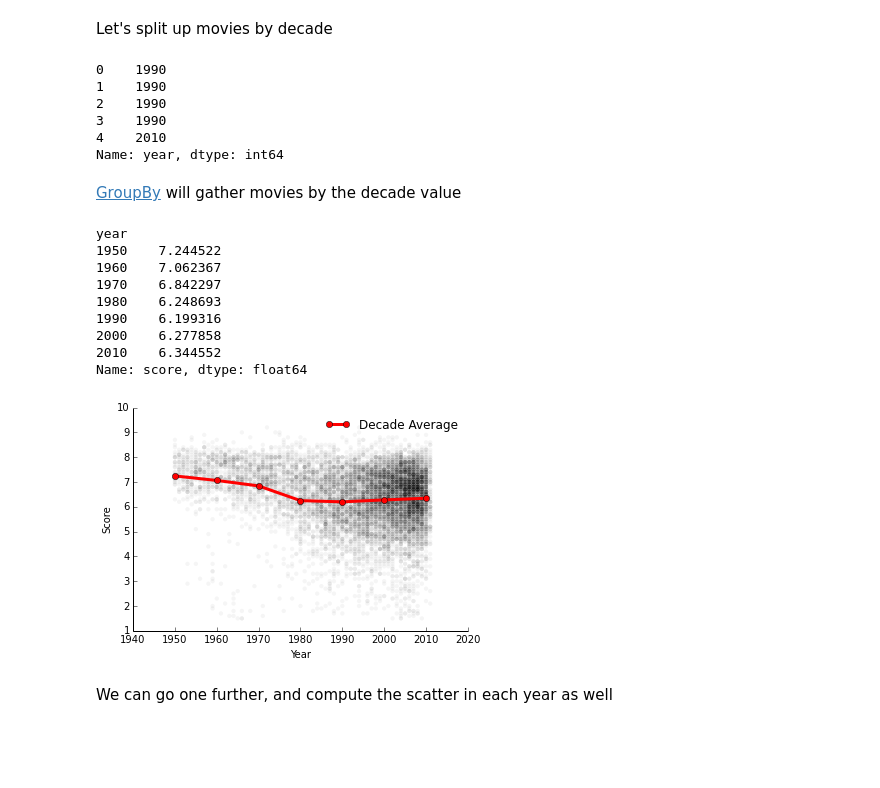
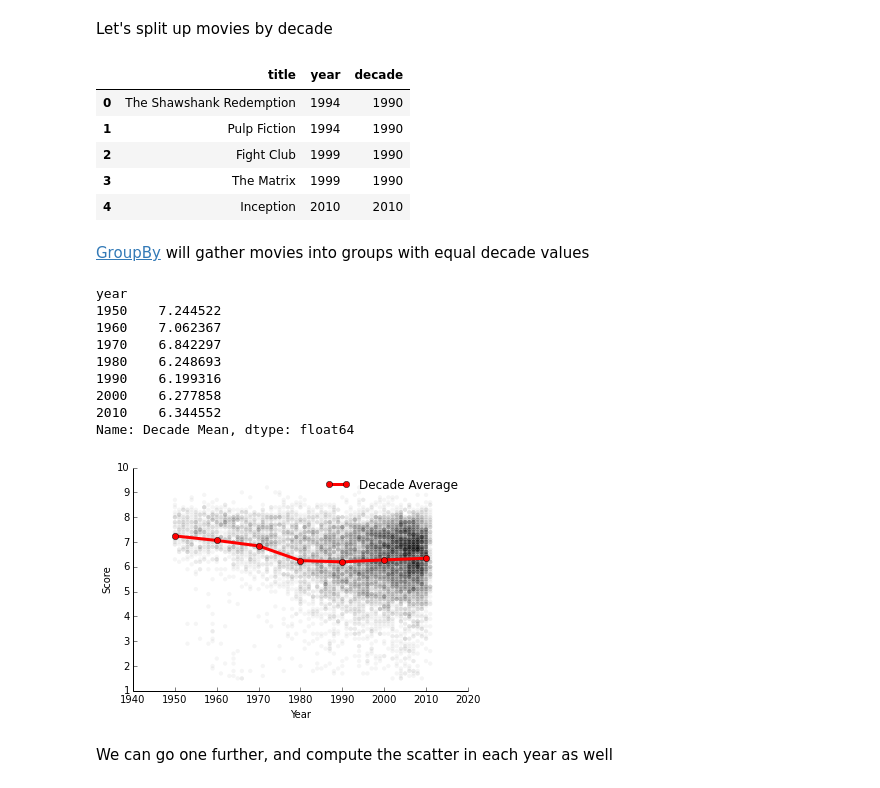
Before and after one commit to cs109/content, a Jupyter notebook: lec_04_wrangling.ipynb, the cells around one changed output. Cells and saved outputs as stored; diff of their text form; code cells hidden in the pictures; blank space fills up the shorter version.

```diff
--- a/lec_04_wrangling.ipynb
+++ b/lec_04_wrangling.ipynb
@@ -291,20 +331,24 @@ print genre_count.mean()
 Let's split up movies by decade
 # %%
 decade =  (data.year // 10) * 10
-decade.head()
+
+tyd = data[['title', 'year']]
+tyd['decade'] = decade
+
+tyd.head()
 # %% [output]
-0    1990
-1    1990
-2    1990
-3    1990
-4    2010
-Name: year, dtype: int64
+|  | title | year | decade |
+| 0 | The Shawshank Redemption | 1994 | 1990 |
+| 1 | Pulp Fiction | 1994 | 1990 |
+| 2 | Fight Club | 1999 | 1990 |
+| 3 | The Matrix | 1999 | 1990 |
+| 4 | Inception | 2010 | 2010 |
 # %% [markdown]
-[GroupBy](http://pandas.pydata.org/pandas-docs/dev/groupby.html) will gather movies by the decade value
+[GroupBy](http://pandas.pydata.org/pandas-docs/dev/groupby.html) will gather movies into groups with equal decade values
 # %%
 #mean score for all movies in each decade
 decade_mean = data.groupby(decade).score.mean()
-
+decade_mean.name = 'Decade Mean'
 print decade_mean
 
 plt.plot(decade_mean.index, decade_mean.values, 'o-',
@@ -323,7 +367,7 @@ year
 1990    6.199316
 2000    6.277858
 2010    6.344552
-Name: score, dtype: float64
+Name: Decade Mean, dtype: float64
 [figure]
 # %% [markdown]
 We can go one further, and compute the scatter in each year as well
```
Also changed, not shown: parts of 18 cells of this notebook, 1 other file.
